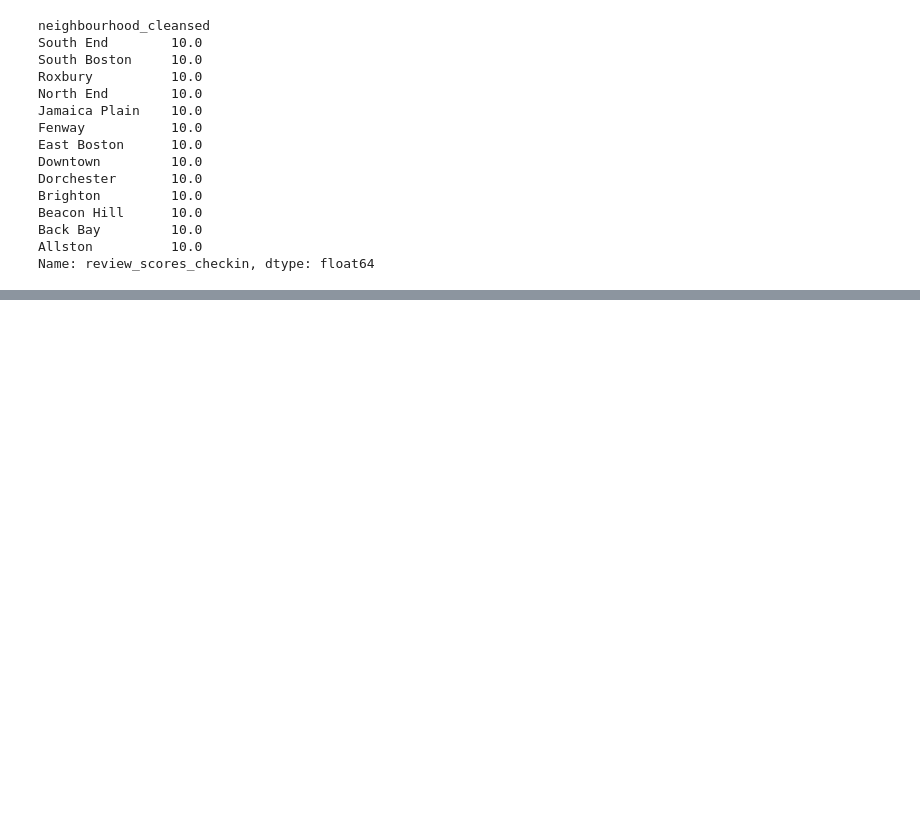
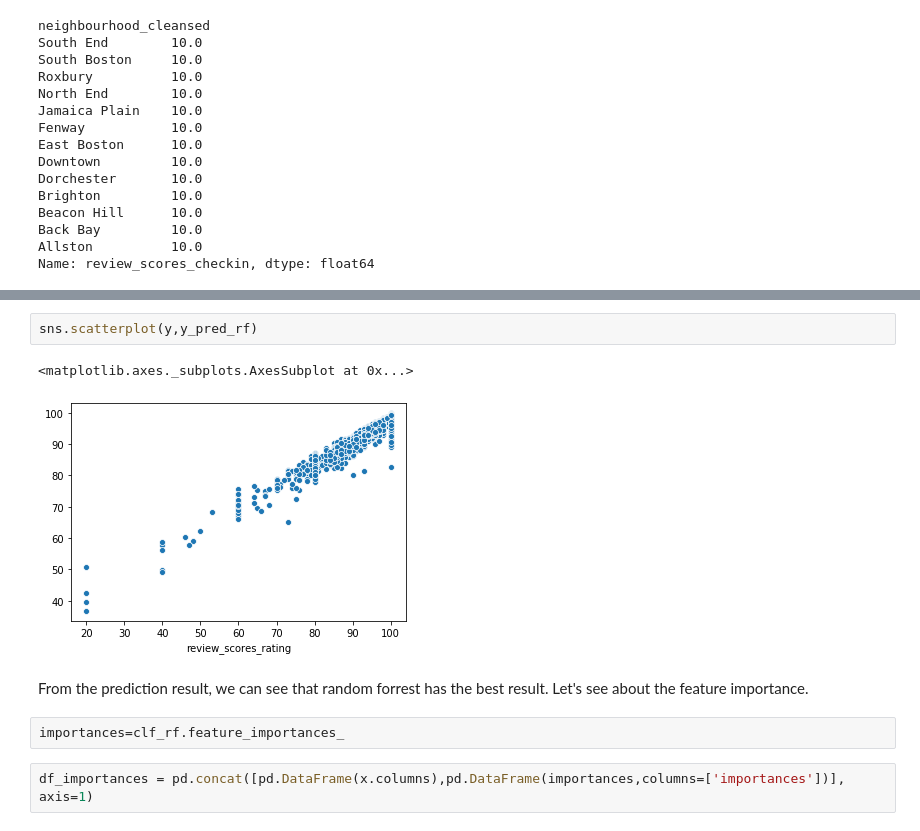
Before and after one commit to okids/boston_airbnb_analysis, a Jupyter notebook: How_to_get_good_ratings.ipynb, the cells around one changed output, grey strips where cells are left out. Drawn from its saved outputs; the diff is of its cells as text; blank space fills up the shorter version.

```diff
--- a/How_to_get_good_ratings.ipynb
+++ b/How_to_get_good_ratings.ipynb
@@ -184,0 +278,11 @@ Name: space, Length: 2772, dtype: object
+# %%
+sns.scatterplot(y,y_pred_rf)
+# %% [output]
+<matplotlib.axes._subplots.AxesSubplot at 0x...>
+[figure, added]
+# %% [markdown]
+From the prediction result, we can see that random forrest has the best result. Let's see about the feature importance.
+# %%
+importances=clf_rf.feature_importances_
+# %%
+df_importances = pd.concat([pd.DataFrame(x.columns),pd.DataFrame(importances,columns=['importances'])], axis=1)
```
Also changed, not shown: parts of 33 cells of this notebook.
